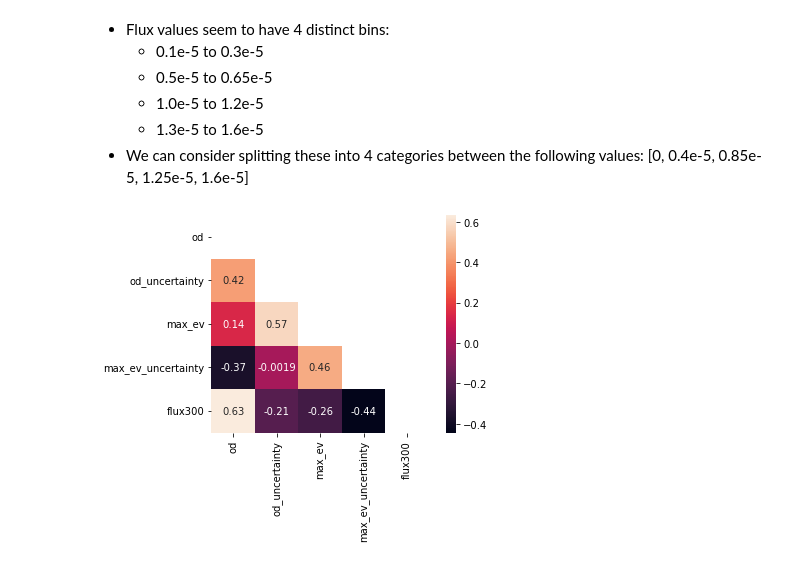
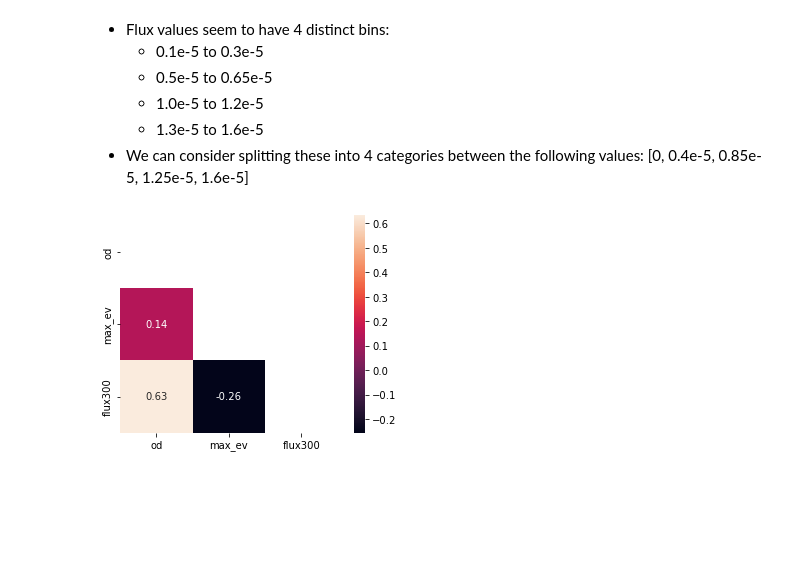
Before and after one commit to themattonthefloor/LOX, a Jupyter notebook: notebooks/student_evaluation.ipynb, the cells around one changed output. Drawn from its saved outputs; the diff is of its cells as text; code cells hidden in the pictures; blank space fills up the shorter version.

```diff
--- a/notebooks/student_evaluation.ipynb
+++ b/notebooks/student_evaluation.ipynb
@@ -155,11 +152,11 @@ plt.show()
     - 1.3e-5 to 1.6e-5
 - We can consider splitting these into 4 categories between the following values: [0, 0.4e-5, 0.85e-5, 1.25e-5, 1.6e-5]
 # %%
-# Pearsons correlation heatmap
-corr = df_obs.corr()
+# Pearsons correlation heatmap of features
+corr = df_obs.iloc[:,[0,2,4]].corr()
 mask = np.zeros_like(corr)
 mask[np.triu_indices_from(mask)] = True
-sns.heatmap(df_obs.corr(), mask=mask, square=True, annot=True)
+sns.heatmap(corr, mask=mask, square=True, annot=True)
 plt.show()
 # %% [output]
-[figure, old version]
+[figure, new version]
```
Also changed, not shown: parts of 16 cells of this notebook.
